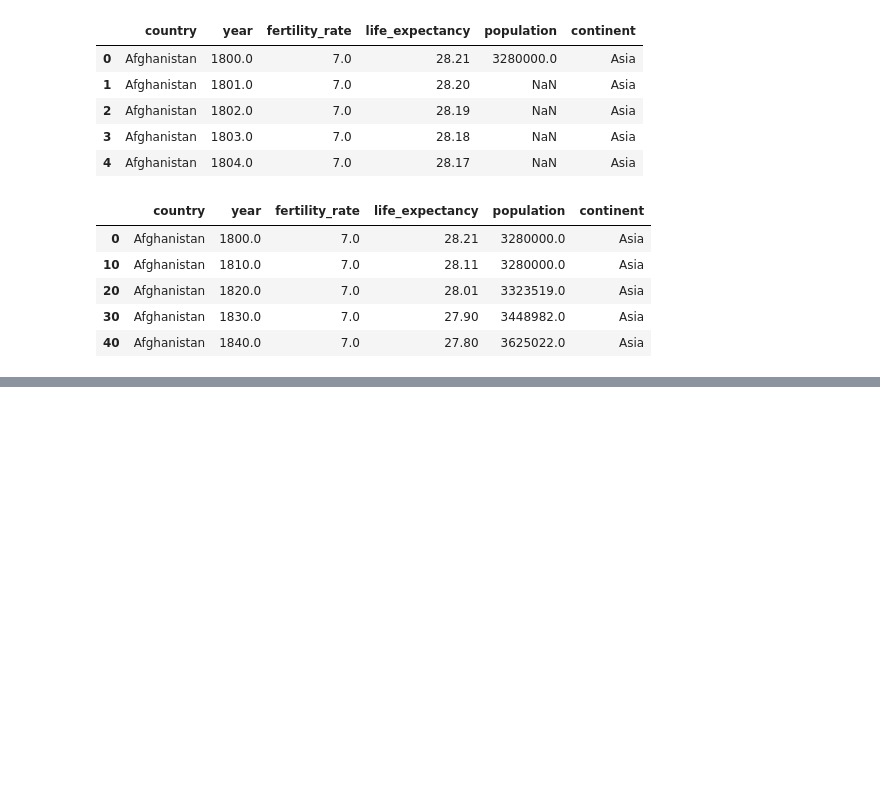
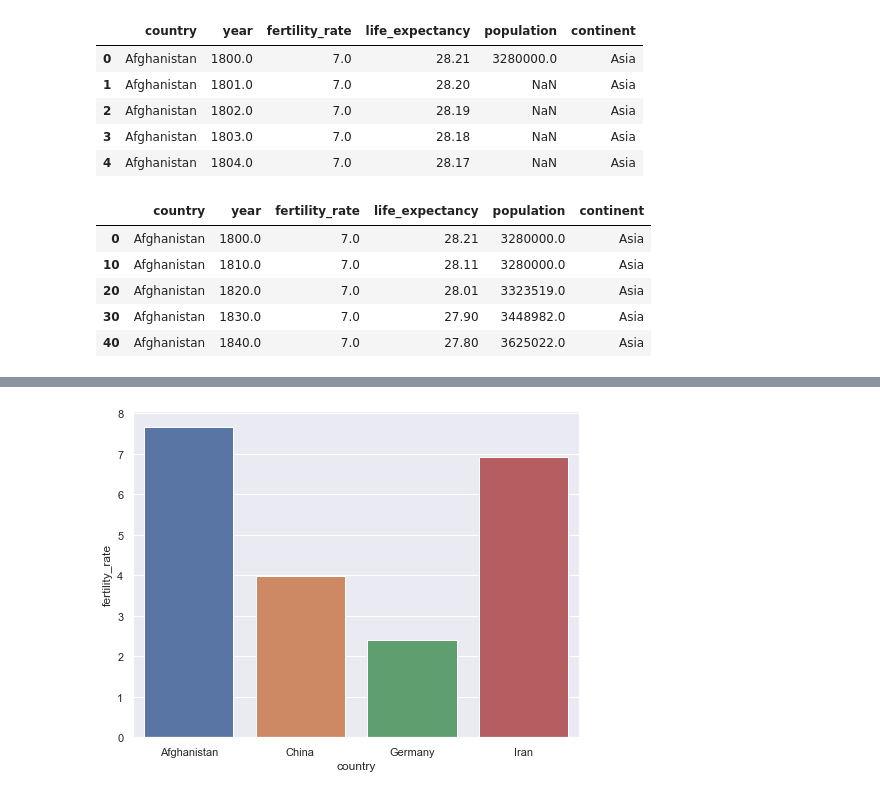
Before and after one commit to miladbehrooz/Gapminder_Analysis, a Jupyter notebook: notebook/gapminder_analysis.ipynb, the cells around one changed output, grey strips where cells are left out. Drawn from its saved outputs; the diff is of its cells as text; code cells hidden in the pictures; blank space fills up the shorter version.

```diff
--- a/notebook/gapminder_analysis.ipynb
+++ b/notebook/gapminder_analysis.ipynb
@@ -4,6 +4,8 @@
 import pandas as pd
 import matplotlib.pyplot as plt
 import seaborn as sns
+
+sns.set(rc={'figure.figsize':(8,6)})
 # %% [markdown]
 ### Data Preprocessing
 # %% [markdown]
@@ -263,0 +277,3 @@ df.head()
+# %%
+subset = df[df['country'].isin(['Iran','Germany','China','Afghanistan'])]
+subset.head()
@@ -263,0 +287,5 @@ df.head()
+# %%
+subset_1960 = subset.loc[(subset['year'] == 1960)]
+sns.barplot(data=subset_1960,x='country',y='fertility_rate');
+# %% [output]
+[figure, added]
```
Also changed, not shown: parts of 22 cells of this notebook.
